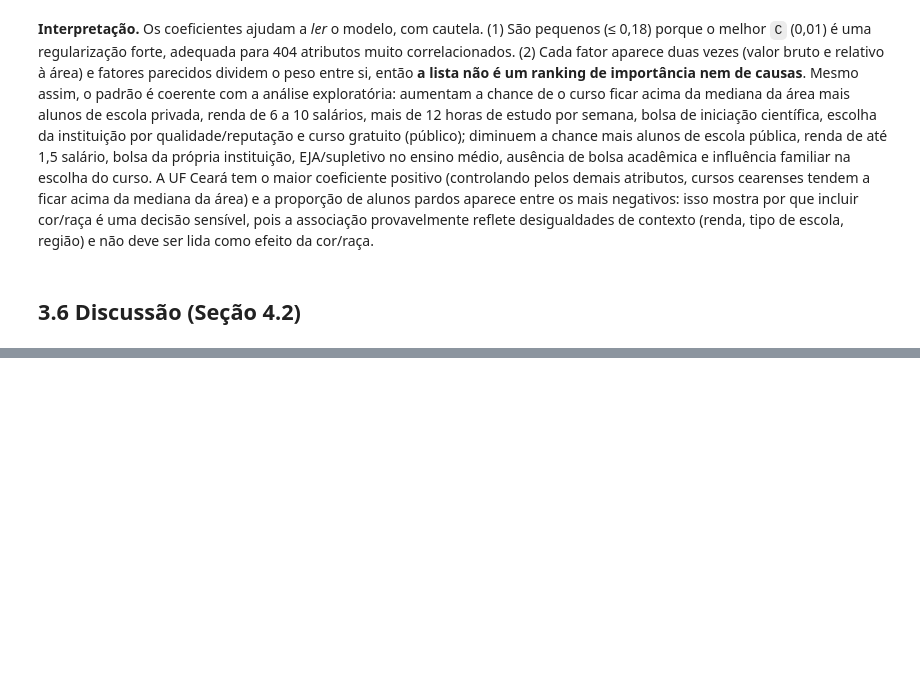
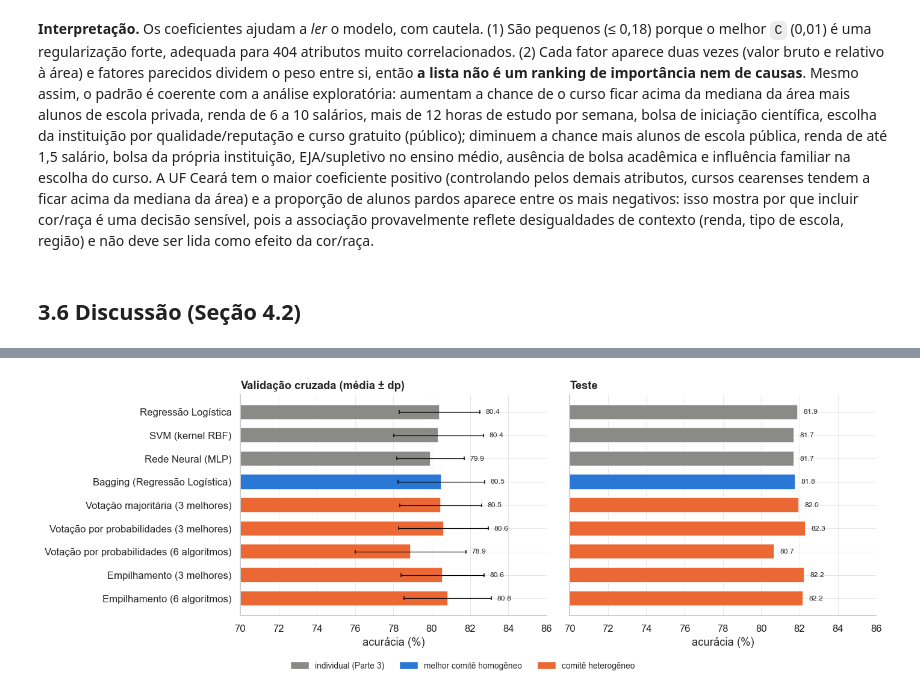
Before and after one commit to NicolasSimoes/cienciasdedados, a Jupyter notebook: cienciadados/ENADE2023/ENADE2023_Sprints_1_2_3.ipynb, the cells around one changed output, grey strips where cells are left out. Cells and saved outputs as stored; diff of their text form; code cells hidden in the pictures; blank space fills up the shorter version.

```diff
--- a/cienciadados/ENADE2023/ENADE2023_Sprints_1_2_3.ipynb
+++ b/cienciadados/ENADE2023/ENADE2023_Sprints_1_2_3.ipynb
@@ -1370,0 +1701,7 @@ print(f"{len(imp)} atributos transformados | {int((imp['coeficiente'].abs() < 1e
+# %%
+buscas4h, rv, rt, rh = {}, [], [], []
+for nome, (est, tem_auc) in HETEROGENEOS.items():
+    gs, lv, lt, lh = avaliar(nome, est, None, com_auc=tem_auc)
+    buscas4h[nome] = gs; rv.append(lv); rt.append(lt); rh.append(lh)
+    print(f"{nome:42s} F1 macro (validação) = {gs.best_score_:.3f} | {lh['tempo da busca (s)']:5.0f} s")
+val_x, tes_x, hps_x = montar_tabelas(rv, rt, rh)
@@ -1370,0 +1718,18 @@ print(f"{len(imp)} atributos transformados | {int((imp['coeficiente'].abs() < 1e
+# %%
+met_x = [m for m in METRICAS]
+tab_val_x = pd.DataFrame({NOMES_MET[m]: [("—" if pd.isna(val_x.loc[a, m]) else f"{val_x.loc[a, m]*100:.1f} ± {val_x.loc[a, m+'_dp']*100:.1f}") for a in val_x.index] for m in met_x}, index=val_x.index)
+display(Markdown("**Validação cruzada agrupada por IES (5 rodadas dentro do treino), média ± desvio padrão, em %**  (— : a votação majoritária só produz 'acima' ou 'abaixo', sem probabilidade; por isso não tem AUC)"))
+display(tab_val_x)
+display(Markdown("**Conjunto de teste, em %**"))
+display((tes_x.rename(columns=NOMES_MET) * 100).style.format("{:.1f}", na_rep="—").background_gradient(cmap=sns.light_palette(AZUL, as_cmap=True), axis=0, vmin=40, vmax=100))
+
+rod.update({n: acuracia_por_rodada(g_) for n, g_ in buscas4h.items()})
+melhor_h = val_h["f1_macro"].idxmax(); ref = "Regressão Logística"
+cmp_x = pd.DataFrame([{"comitê": c,
+                       "validação": val_x.loc[c, "accuracy"] * 100, "vs. Regressão Logística (p.p.)": (val_x.loc[c, "accuracy"] - val.loc[ref, "accuracy"]) * 100,
+                       f"vs. {melhor_h} (p.p.)": (val_x.loc[c, "accuracy"] - val_h.loc[melhor_h, "accuracy"]) * 100,
+                       "rodadas em que ganhou da Reg. Logística (de 5)": int((rod[c] > rod[ref]).sum()),
+                       "teste": tes_x.loc[c, "accuracy"] * 100, "teste vs. Reg. Logística (p.p.)": (tes_x.loc[c, "accuracy"] - tes.loc[ref, "accuracy"]) * 100} for c in HETEROGENEOS]).set_index("comitê")
+display(Markdown(f"**Comitês heterogêneos contra a Regressão Logística (melhor individual) e contra o melhor comitê homogêneo ({melhor_h}), acurácia em %**"))
+display(cmp_x.style.format({c: "{:+.1f}" if "p.p." in c else "{:.1f}" for c in cmp_x.columns if c != "rodadas em que ganhou da Reg. Logística (de 5)"}))
+display(Markdown("**Tempo de treino final (s)**")); display(hps_x[["tempo de treino final (s)"]].style.format("{:.1f}"))
@@ -1370,0 +1769,18 @@ print(f"{len(imp)} atributos transformados | {int((imp['coeficiente'].abs() < 1e
+# %%
+ordem_x = ["Regressão Logística", "SVM (kernel RBF)", "Rede Neural (MLP)", melhor_h] + list(HETEROGENEOS)
+V, T = pd.concat([val, val_h, val_x]), pd.concat([tes, tes_h, tes_x])
+cor_x = [CINZA] * 3 + [AZUL] + [LARANJA] * len(HETEROGENEOS)
+fig, axes = plt.subplots(1, 2, figsize=(13, 4.4), sharey=True)
+y_pos = np.arange(len(ordem_x))[::-1]
+for ax, (D, tit) in zip(axes, [(V, "Validação cruzada (média ± dp)"), (T, "Teste")]):
+    ax.barh(y_pos, [D.loc[a, "accuracy"] * 100 for a in ordem_x], color=cor_x, height=0.65,
+            xerr=[V.loc[a, "accuracy_dp"] * 100 for a in ordem_x] if D is V else None, error_kw=dict(lw=0.8, capsize=2))
+    for a, yy in zip(ordem_x, y_pos): ax.text(D.loc[a, "accuracy"] * 100 + (V.loc[a, "accuracy_dp"] * 100 + 0.3 if D is V else 0.3), yy, f"{D.loc[a, 'accuracy']*100:.1f}", va="center", fontsize=8)
+    ax.set_xlim(70, 86); ax.set_xlabel("acurácia (%)"); ax.set_title(tit)
+axes[0].set_yticks(y_pos); axes[0].set_yticklabels(ordem_x)
+from matplotlib.patches import Patch
+fig.legend(handles=[Patch(color=CINZA, label="individual (Parte 3)"), Patch(color=AZUL, label="melhor comitê homogêneo"), Patch(color=LARANJA, label="comitê heterogêneo")],
+           loc="lower center", ncol=3, fontsize=9, bbox_to_anchor=(0.5, -0.06))
+plt.tight_layout(); salvar("21_comites_heterogeneos.png")
+# %% [output]
+[figure, added]
```
Also changed, not shown: parts of 35 cells of this notebook, 9 other files.
